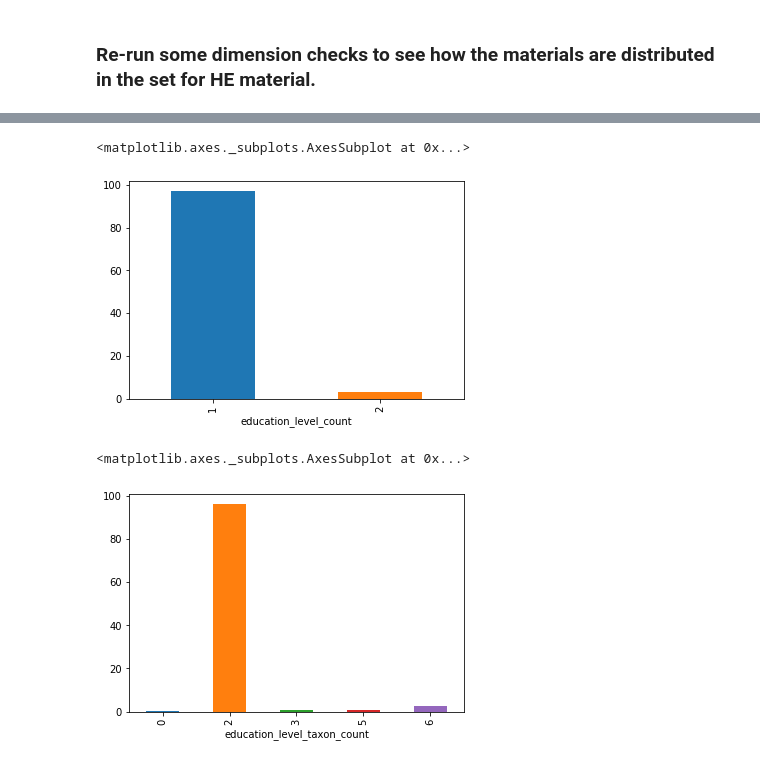
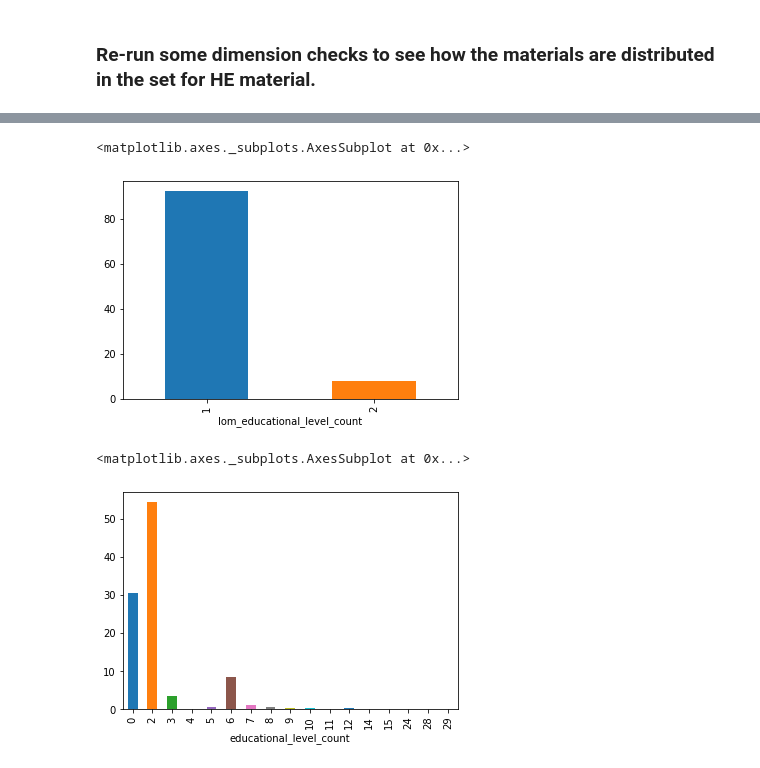
Before and after one commit to surfedushare/pol-harvester, a Jupyter notebook: research/edurep/Edurep analysis of content.ipynb, the cells around one changed output, grey strips where cells are left out. Saved outputs shown, nothing was run; the diff lists cells and outputs as text; code cells hidden in the pictures.

```diff
--- a/research/edurep/Edurep analysis of content.ipynb
+++ b/research/edurep/Edurep analysis of content.ipynb
@@ -223,7 +227,7 @@ for d in DISCIPLINE_ENTRIES:
 
 for seed in seeds:
     themes = []
-    for discipline_id in seed["discipline_ids"]:
+    for discipline_id in seed["disciplines"]:
         themes += DISCIPLINE_CUSTOM_THEME.get(discipline_id, [])
     seed["themes"] = themes
     seed["themes_count"] = len(set(themes))
@@ -239,7 +243,7 @@ themes_counts.plot.bar()
 # %% [markdown]
 ### We're going to look deeper into the education levels
 # %%
-for seed in [seed for seed in seeds if len(set(seed["education_level_taxon"])) >= 60]:
+for seed in [seed for seed in seeds if len(set(seed["humanized_educational_levels"])) >= 60]:
     print(seed)
     print()
     print()
@@ -329,17 +334,19 @@ EDUCATION_LEVELS = [
 # We'll downgrade levels if we find a main level lower than the current level.
 
 MAIN_EDUCATION_LEVELS = {
-    #"Volwasseneneducatie": 1,
-    #"Praktijkonderwijs": 1,
-    #"Beroepsonderwijs en Volwasseneneducatie": 1,
+    "Volwasseneneducatie": 1,
+    "Praktijkonderwijs": 1,
+    "Beroepsonderwijs en Volwasseneneducatie": 1,
+    "VMBO": 1,
     "MBO": 1,
     "HBO": 2,
     "WO": 3
 }
 
+
 for seed in seeds:
-    current_level = 3
-    for education_level in seed["education_level_taxon"]:
+    current_level = 3 if len(seed["lom_educational_levels"]) else -1
+    for education_level in seed["lom_educational_levels"]:
         for main_level, level in MAIN_EDUCATION_LEVELS.items():
             if not education_level.startswith(main_level):
                 continue
@@ -354,7 +361,28 @@ for seed in seeds:
             # So this seed has the lowest possible level. We're done processing this seed.
             current_level = 0
             break
-    seed["education_level_numeric"] = current_level
+    seed["lom_educational_level_numeric"] = current_level
+
+
+for seed in seeds:
+    current_level = 3 if len(seed["humanized_educational_levels"]) else -1
+    for education_level in seed["humanized_educational_levels"]:
+        for main_level, level in MAIN_EDUCATION_LEVELS.items():
+            if not education_level.startswith(main_level):
+                continue
+            # The seed's education level matches a main level.
+            # We re-assign current level and stop processing this education level,
+            # as it shouldn't match multiple main education levels
+            current_level = min(current_level, level)
+            break
+        else:
+            # No main level found inside current education level.
+            # Dealing with an "other" means a lower education level than we're interested in.
+            # So this seed has the lowest possible level. We're done processing this seed.
+            current_level = 0
+            break
+    seed["educational_level_numeric"] = current_level
+
 
 df = pd.DataFrame(data=seeds)
 # %%
@@ -395,17 +436,17 @@ discipline_counts.plot.bar()
 # %%
-basic_edu_level_counts = higher_education_df.groupby("education_level_count").size()
+basic_edu_level_counts = higher_education_df.groupby("lom_educational_level_count").size()
 basic_edu_level_counts = basic_edu_level_counts / len(higher_education_seeds) * 100
 basic_edu_level_counts.plot.bar()
 # %% [output]
 <matplotlib.axes._subplots.AxesSubplot at 0x...>
-[figure, old version]
+[figure, new version]
 # %%
-taxon_edu_level_counts = higher_education_df.groupby("education_level_taxon_count").size()
+taxon_edu_level_counts = higher_education_df.groupby("educational_level_count").size()
 taxon_edu_level_counts = taxon_edu_level_counts / len(higher_education_seeds) * 100
 taxon_edu_level_counts.plot.bar()
 # %% [output]
 <matplotlib.axes._subplots.AxesSubplot at 0x...>
-[figure, old version]
+[figure, new version]
 # %%
 language_counts = higher_education_df.groupby("language").size()
 language_counts = language_counts / len(higher_education_seeds) * 100
```
Also changed, not shown: parts of 21 cells of this notebook.
